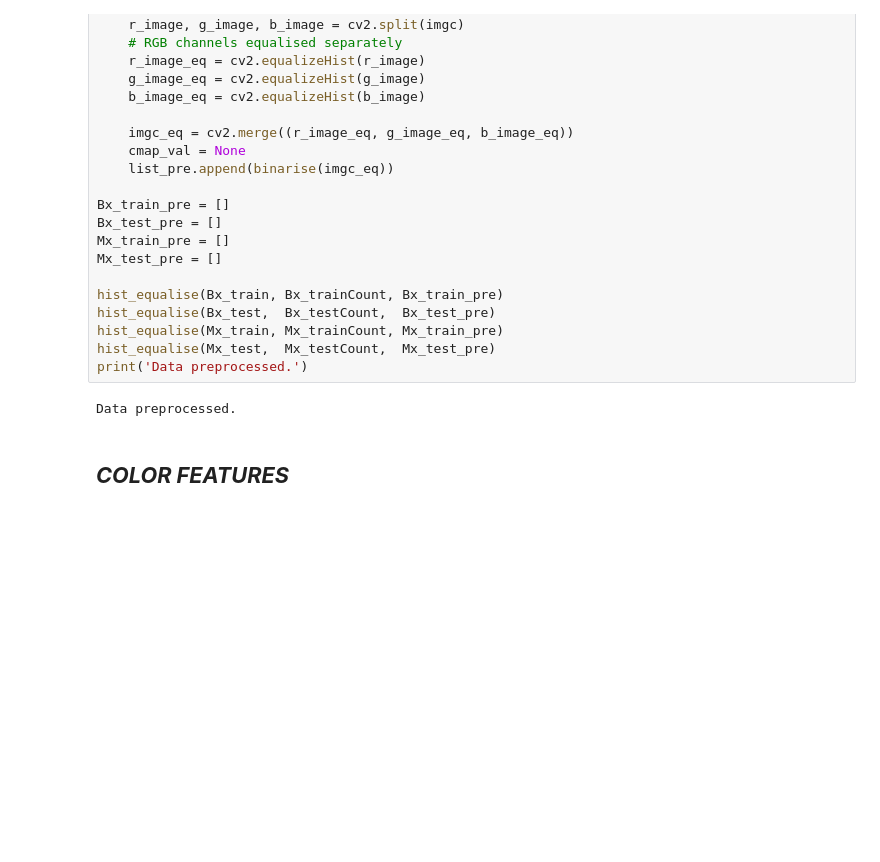
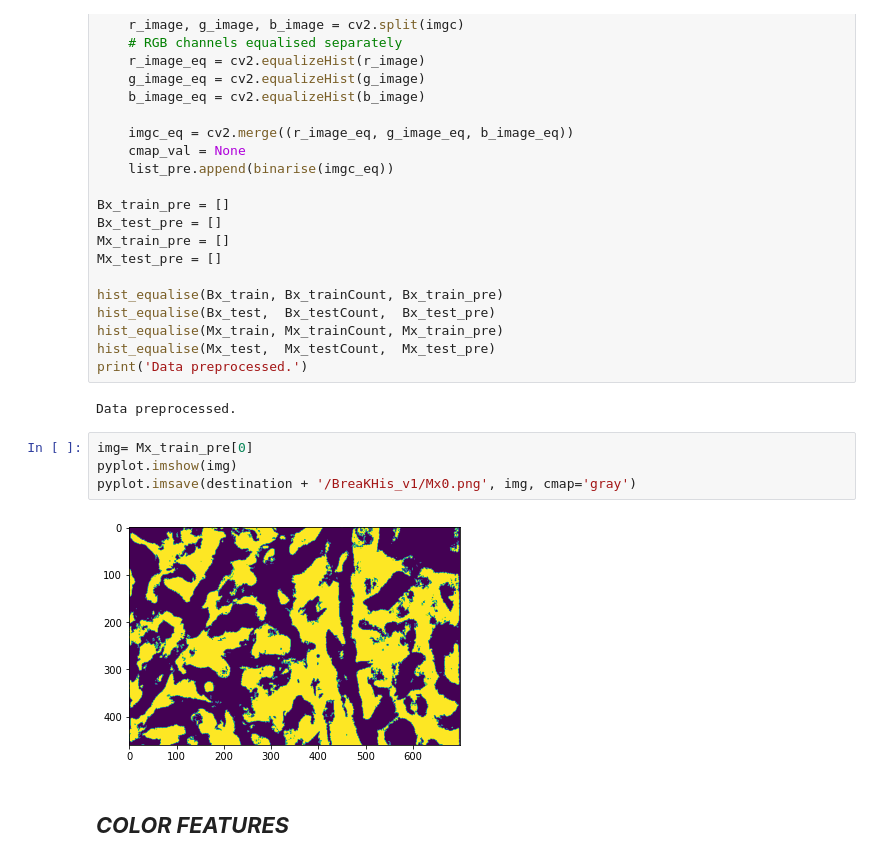
Before and after one commit to Nadeem-Anwar/Nadeem-Anwar, a Jupyter notebook: Cancer.ipynb, the cells around one changed output. Drawn from its saved outputs; the diff is of its cells as text; blank space fills up the shorter version.

```diff
--- a/Cancer.ipynb
+++ b/Cancer.ipynb
@@ -194,6 +192,12 @@ hist_equalise(Mx_test,  Mx_testCount,  Mx_test_pre)
 print('Data preprocessed.')
 # %% [output]
 Data preprocessed.
+# %%
+img= Mx_train_pre[0]
+pyplot.imshow(img)
+pyplot.imsave(destination + '/BreaKHis_v1/Mx0.png', img, cmap='gray')
+# %% [output]
+[figure, added]
 # %% [markdown]
 ## ***COLOR FEATURES***
 # %%
```
Also changed, not shown: parts of 7 cells of this notebook.
